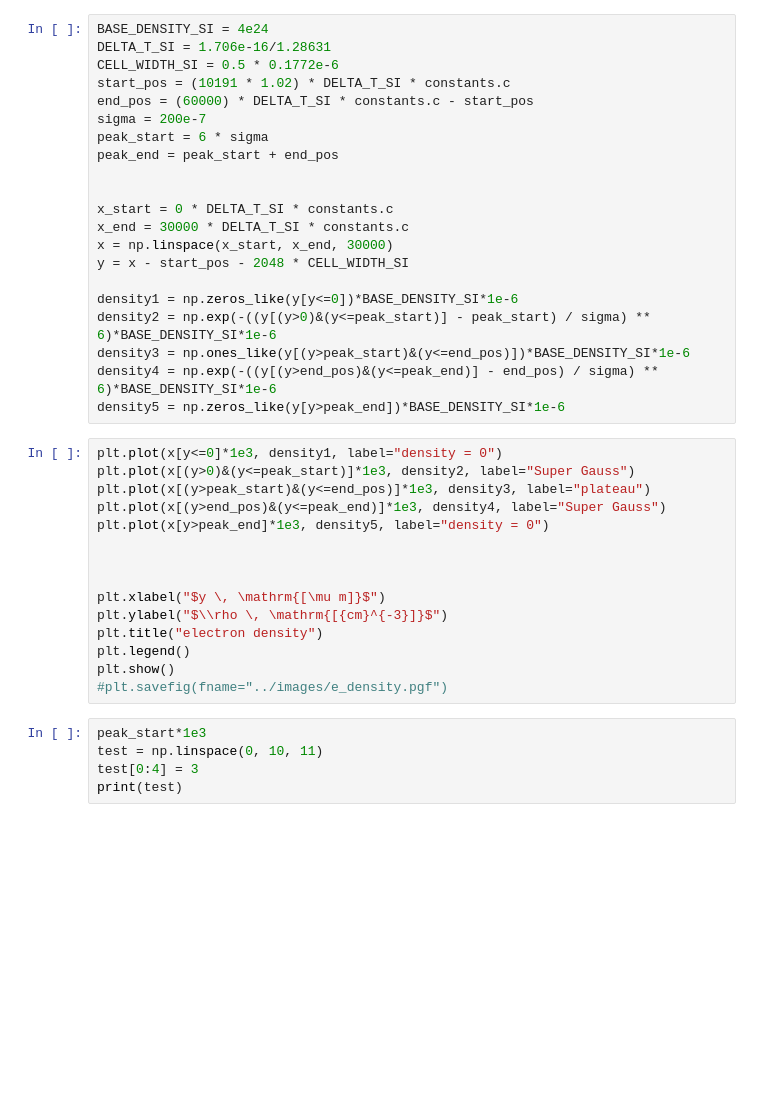
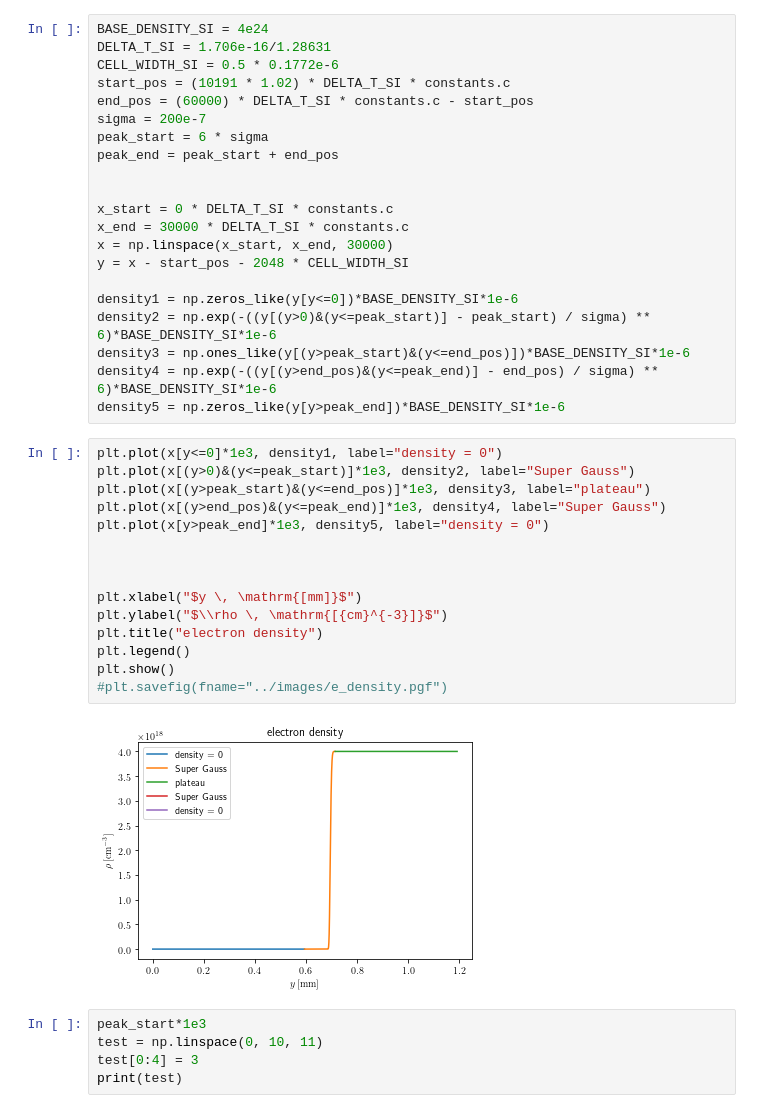
Before and after one commit to nicowrobel/bachelor_thesis, a Jupyter notebook: Notebooks/Plots.ipynb, the cells around one changed output. Drawn from its saved outputs; the diff is of its cells as text; blank space fills up the shorter version.

```diff
--- a/Notebooks/Plots.ipynb
+++ b/Notebooks/Plots.ipynb
@@ -50,18 +52,20 @@ density5 = np.zeros_like(y[y>peak_end])*BASE_DENSITY_SI*1e-6
 # %%
 plt.plot(x[y<=0]*1e3, density1, label="density = 0")
 plt.plot(x[(y>0)&(y<=peak_start)]*1e3, density2, label="Super Gauss")
 plt.plot(x[(y>peak_start)&(y<=end_pos)]*1e3, density3, label="plateau")
 plt.plot(x[(y>end_pos)&(y<=peak_end)]*1e3, density4, label="Super Gauss")
 plt.plot(x[y>peak_end]*1e3, density5, label="density = 0")
 
 
 
-plt.xlabel("$y \, \mathrm{[\mu m]}$")
+plt.xlabel("$y \, \mathrm{[mm]}$")
 plt.ylabel("$\\rho \, \mathrm{[{cm}^{-3}]}$")
 plt.title("electron density")
 plt.legend()
 plt.show()
 #plt.savefig(fname="../images/e_density.pgf")
+# %% [output]
+[figure, added]
 # %%
 peak_start*1e3
 test = np.linspace(0, 10, 11)
```
Also changed, not shown: parts of 2 cells of this notebook, 1 other file.
